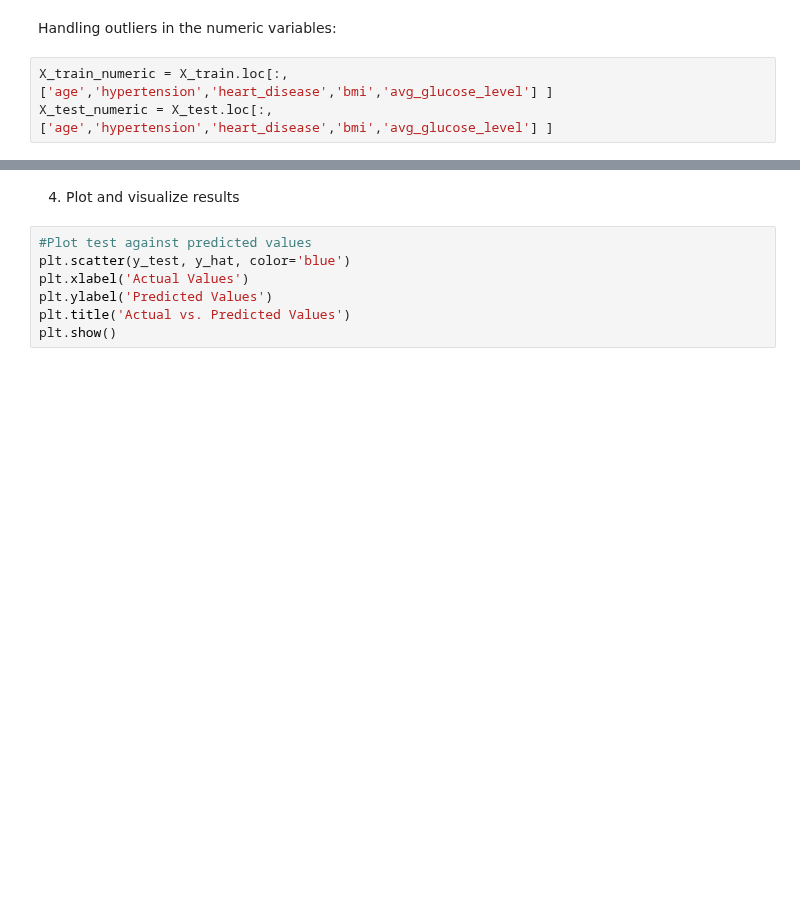
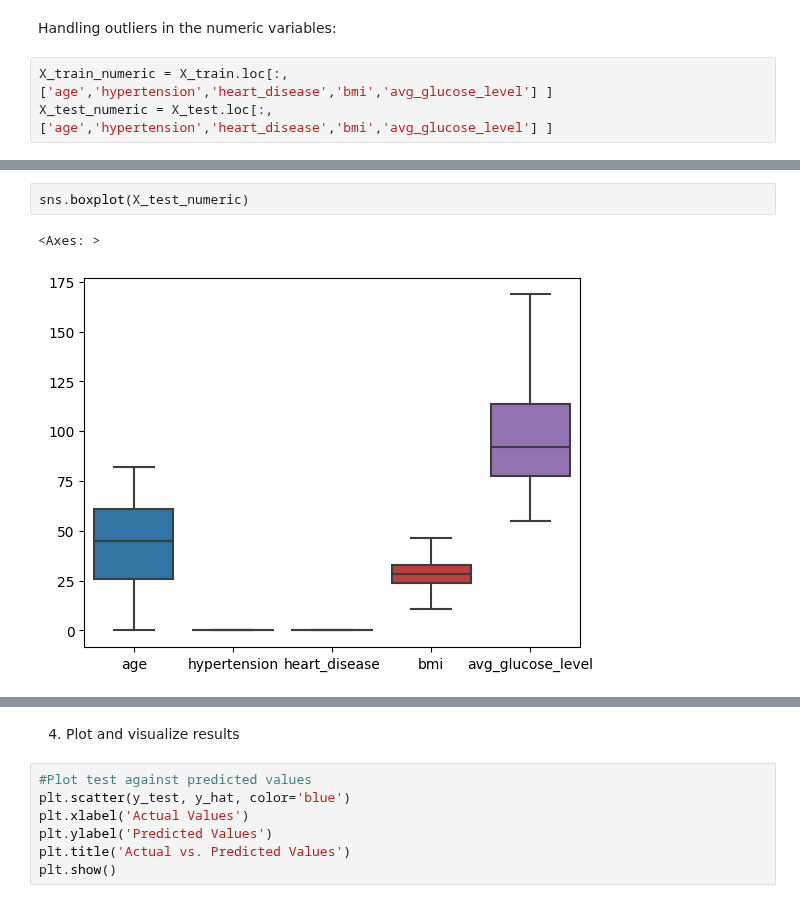
Before and after one commit to DS3001/group14, a Jupyter notebook: project_2/SabrinaModel2.ipynb, the cells around one changed output, grey strips where cells are left out. Cells and saved outputs as stored; diff of their text form; blank space fills up the shorter version.

```diff
--- a/project_2/SabrinaModel2.ipynb
+++ b/project_2/SabrinaModel2.ipynb
@@ -221,3 +267,8 @@ X_test_numeric = X_test.loc[:,['age','hypertension','heart_disease','bmi','avg_g
+# %%
+sns.boxplot(X_test_numeric)
+# %% [output]
+<Axes: >
+[figure, added]
 # %%
 ## Linear Model
 from sklearn.linear_model import LinearRegression # Import linear regression model
```
Also changed, not shown: parts of 9 cells of this notebook.
